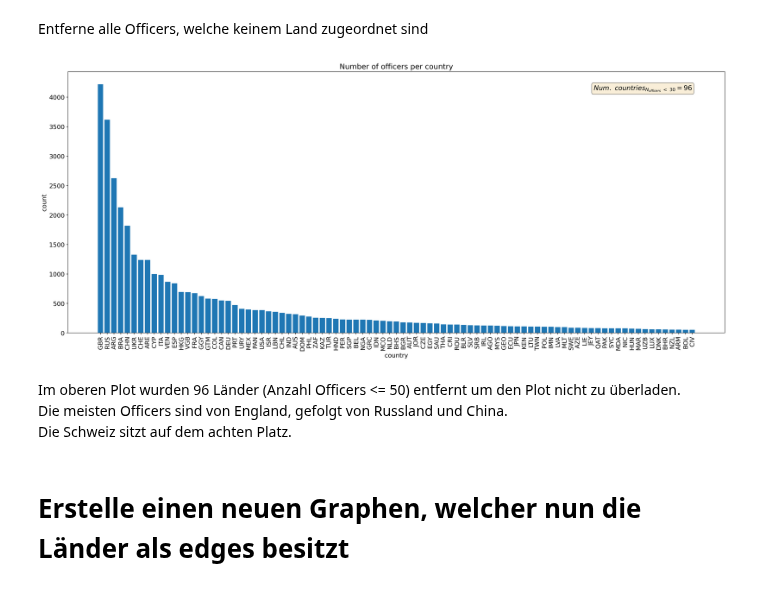
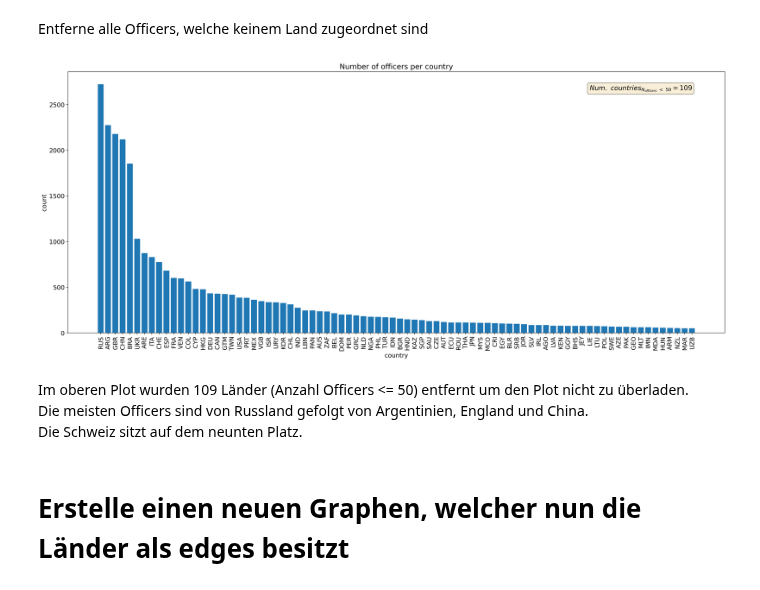
Before and after one commit to gabrieltorresgamez/fhnw-san-project, a Jupyter notebook: 05-swiss-officers-more-introverted.ipynb, the cells around one changed output. Drawn from its saved outputs; the diff is of its cells as text; code cells hidden in the pictures.

Commit message:
additional node merging
- also apply to experiment 3

```diff
--- a/05-swiss-officers-more-introverted.ipynb
+++ b/05-swiss-officers-more-introverted.ipynb
@@ -78,6 +78,3 @@ Ressources:
 # %%
 # Graph mit allen Nodes/Edges von den gewählten Papers laden
 G = utils.get_graph(GRAPH_PATH, PAPERS)
-
-# Subgraph mit allen Nodes/Edges von Connected Components welche mindestens 1 Schweizer Adresse beinhalten
-G = utils.filter_graph_by_country_name(G, "Switzerland", verbose=True)
@@ -106,3 +91,8 @@ officer_entity = nx.Graph(
 )
 # %% [markdown]
 Behalte nur Officer und Entities
+# %%
+# merge same nodes
+officer_entity = utils.merge_duplicate_nodes(
+    officer_entity, exclude_attributes=["label", "countries", "sourceID", "valid_until", "note"]
+)
@@ -163,39 +155,39 @@ x = x[np.argsort(y)[::-1]]
 y = y[np.argsort(y)[::-1]]
 
 # only keep countries with more than 50 nodes
 countries_exclude = np.sum(y <= 50)
 x = x[y > 50]
 y = y[y > 50]
 
 _, ax = plt.subplots(1, 1)
 ax.bar(x, y)
 
-textstr = r"$Num.\ countries_{N_{officers}\ <\ 30}=%.0f$" % (countries_exclude,)
+textstr = r"$Num.\ countries_{N_{officers}\ <\ 50}=%.0f$" % (countries_exclude,)
 props = dict(boxstyle="round", facecolor="wheat", alpha=0.5)
 
 # place a text box in upper left in axes coords
 ax.text(
     0.95,
     0.95,
     textstr,
     transform=ax.transAxes,
     fontsize=14,
     verticalalignment="top",
     horizontalalignment="right",
     bbox=props,
 )
 
 plt.xticks(rotation=90)
 plt.title("Number of officers per country")
 plt.xlabel("country")
 plt.ylabel("count")
 plt.show()
 # %% [output]
-[figure, old version]
+[figure, new version]
 # %% [markdown]
-Im oberen Plot wurden 96 Länder (Anzahl Officers <= 50) entfernt um den Plot nicht zu überladen.
-Die meisten Officers sind von England, gefolgt von Russland und China.
-Die Schweiz sitzt auf dem achten Platz.
+Im oberen Plot wurden 109 Länder (Anzahl Officers <= 50) entfernt um den Plot nicht zu überladen.
+Die meisten Officers sind von Russland gefolgt von Argentinien, England und China.
+Die Schweiz sitzt auf dem neunten Platz.
 # %% [markdown]
 # Erstelle einen neuen Graphen, welcher nun die Länder als edges besitzt
 # %%
```
Also changed, not shown: parts of 5 cells of this notebook, 2 other files.
